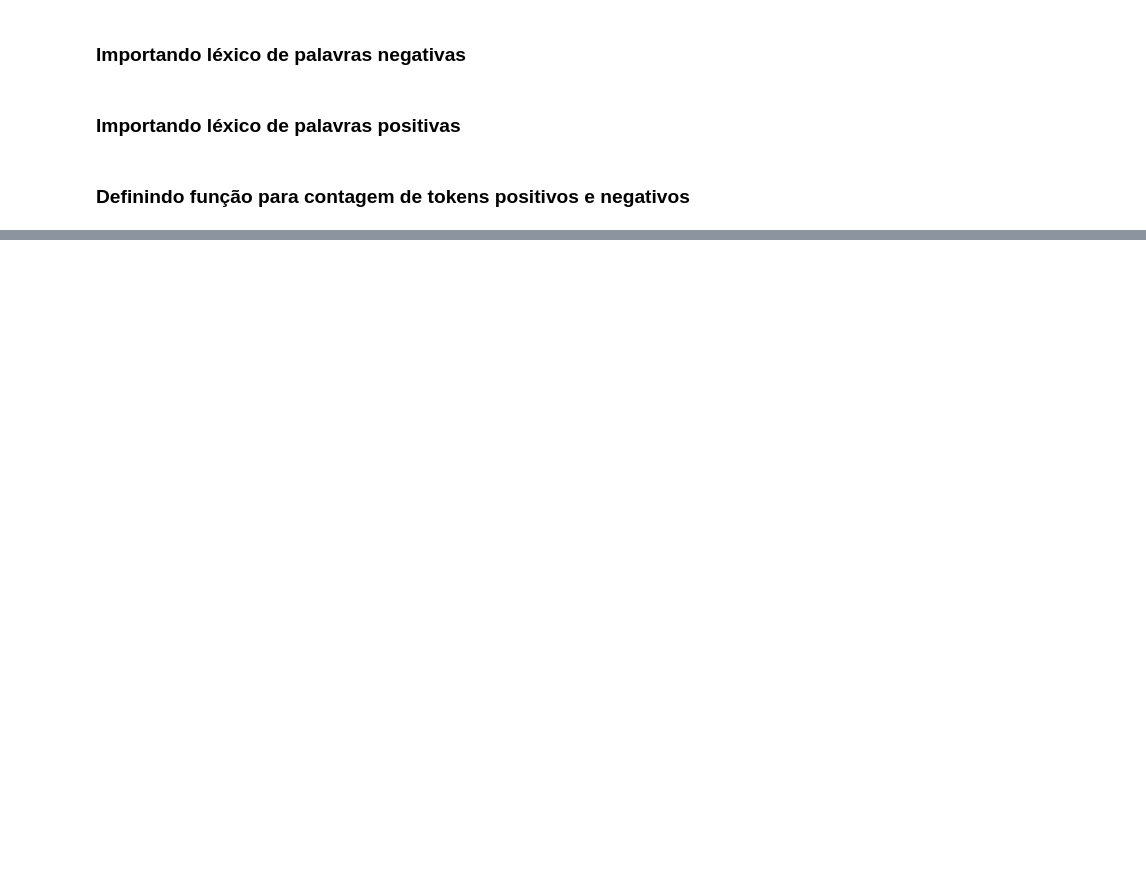
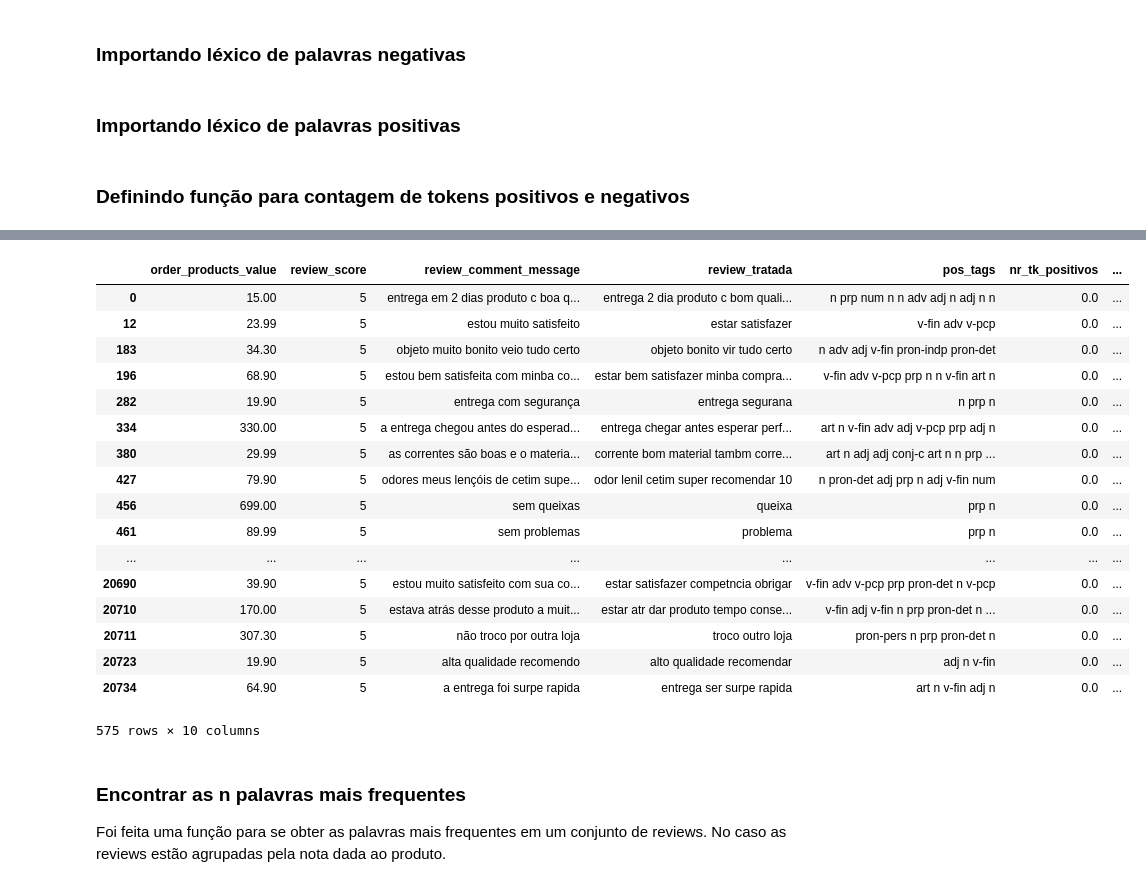
Before and after one commit to lflage/e-commerce_nlp_analysis, a Jupyter notebook: Análise de textos de reviews de e-commerce.ipynb, the cells around one changed output, grey strips where cells are left out. Cells and saved outputs as stored; diff of their text form; code cells hidden in the pictures; blank space fills up the shorter version.

```diff
--- a/Análise de textos de reviews de e-commerce.ipynb
+++ b/Análise de textos de reviews de e-commerce.ipynb
@@ -271,0 +298,26 @@ ai meu deus que preguiçar d esse lematizador
+# %%
+eval_df_5 = e_set_rev_5[e_set_rev_5['sentimento'] == 'Negativo']
+eval_df_5.head(len(eval_df_5))
+# %% [output]
+|  | order_products_value | review_score | review_comment_message | review_tratada | pos_tags | nr_tk_positivos | ... |
+| 0 | 15.00 | 5 | entrega em 2 dias produto c boa q... | entrega 2 dia produto c bom quali... | n prp num n n adv adj n adj n n | 0.0 | ... |
+| 12 | 23.99 | 5 | estou muito satisfeito | estar satisfazer | v-fin adv v-pcp | 0.0 | ... |
+| 183 | 34.30 | 5 | objeto muito bonito veio tudo certo | objeto bonito vir tudo certo | n adv adj v-fin pron-indp pron-det | 0.0 | ... |
+| 196 | 68.90 | 5 | estou bem satisfeita com minba co... | estar bem satisfazer minba compra... | v-fin adv v-pcp prp n n v-fin art n | 0.0 | ... |
+| 282 | 19.90 | 5 | entrega com segurança | entrega segurana | n prp n | 0.0 | ... |
+| 334 | 330.00 | 5 | a entrega chegou antes do esperad... | entrega chegar antes esperar perf... | art n v-fin adv adj v-pcp prp adj n | 0.0 | ... |
+| 380 | 29.99 | 5 | as correntes são boas e o materia... | corrente bom material tambm corre... | art n adj adj conj-c art n n prp ... | 0.0 | ... |
+| 427 | 79.90 | 5 | odores meus lençóis de cetim supe... | odor lenil cetim super recomendar 10 | n pron-det adj prp n adj v-fin num | 0.0 | ... |
+| 456 | 699.00 | 5 | sem queixas | queixa | prp n | 0.0 | ... |
+| 461 | 89.99 | 5 | sem problemas | problema | prp n | 0.0 | ... |
+| ... | ... | ... | ... | ... | ... | ... | ... |
+| 20690 | 39.90 | 5 | estou muito satisfeito com sua co... | estar satisfazer competncia obrigar | v-fin adv v-pcp prp pron-det n v-pcp | 0.0 | ... |
+| 20710 | 170.00 | 5 | estava atrás desse produto a muit... | estar atr dar produto tempo conse... | v-fin adj v-fin n prp pron-det n ... | 0.0 | ... |
+| 20711 | 307.30 | 5 | não troco por outra loja | troco outro loja | pron-pers n prp pron-det n | 0.0 | ... |
+| 20723 | 19.90 | 5 | alta qualidade recomendo | alto qualidade recomendar | adj n v-fin | 0.0 | ... |
+| 20734 | 64.90 | 5 | a entrega foi surpe rapida | entrega ser surpe rapida | art n v-fin adj n | 0.0 | ... |
+575 rows × 10 columns
+# %% [markdown]
+### Encontrar as n palavras mais frequentes
+
+Foi feita uma função para se obter as palavras mais frequentes em um conjunto de reviews. No caso as reviews estão agrupadas pela nota dada ao produto.
```
Also changed, not shown: parts of 40 cells of this notebook.
